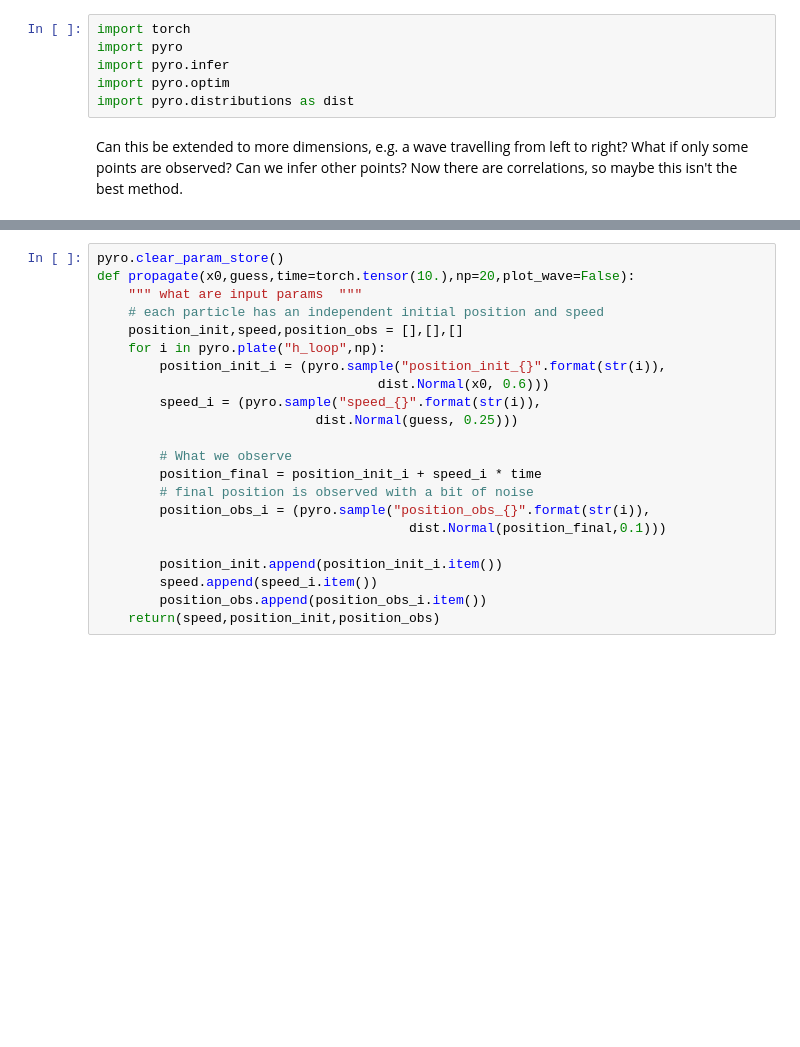
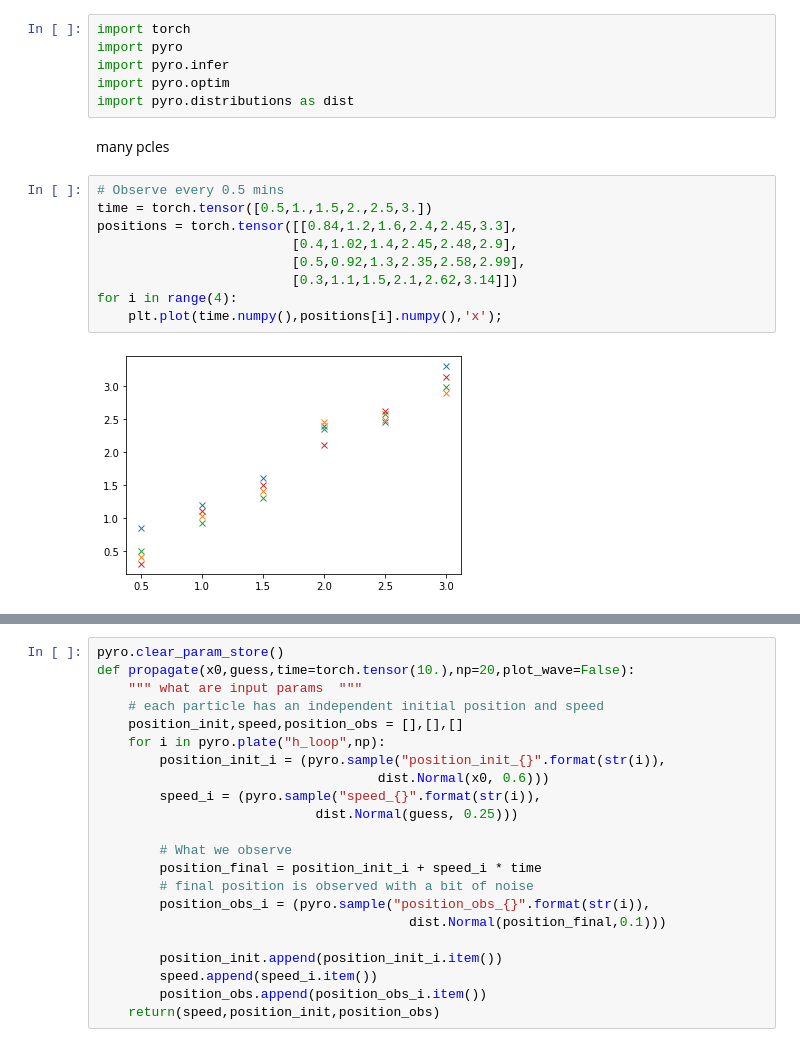
Before and after one commit to lm2612/InformaticsLab, a Jupyter notebook: ManyParticles.ipynb, the cells around one changed output, grey strips where cells are left out. Drawn from its saved outputs; the diff is of its cells as text; blank space fills up the shorter version.

Commit message:
further text on single particle and NDwave, further tests on ManyParticles

```diff
--- a/ManyParticles.ipynb
+++ b/ManyParticles.ipynb
@@ -13,6 +13,16 @@ import pyro
 import pyro.infer
 import pyro.optim
 import pyro.distributions as dist
-# %% [markdown]
-Can this be extended to more dimensions, e.g. a wave travelling from left to right?
-What if only some points are observed? Can we infer other points? Now there are correlations, so maybe this isn't the best method.
+# %% [markdown]
+many pcles
+# %%
+# Observe every 0.5 mins
+time = torch.tensor([0.5,1.,1.5,2.,2.5,3.])
+positions = torch.tensor([[0.84,1.2,1.6,2.4,2.45,3.3],
+                         [0.4,1.02,1.4,2.45,2.48,2.9],
+                         [0.5,0.92,1.3,2.35,2.58,2.99],
+                         [0.3,1.1,1.5,2.1,2.62,3.14]])
+for i in range(4):
+    plt.plot(time.numpy(),positions[i].numpy(),'x');
+# %% [output]
+[figure, added]
```
Also changed, not shown: parts of 8 cells of this notebook, 3 other files.
